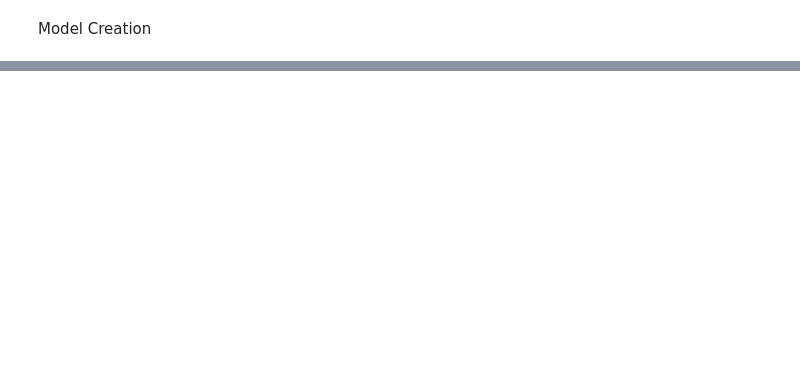
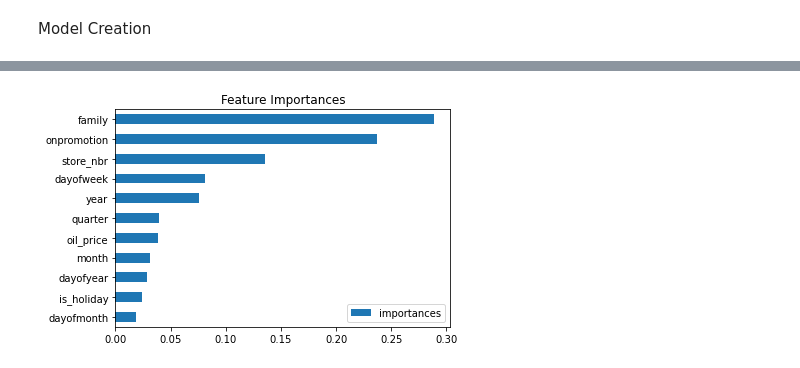
Before and after one commit to SamArnts/store_sales_timeseries, a Jupyter notebook: prediction.ipynb, the cells around one changed output, grey strips where cells are left out. Saved outputs shown, nothing was run; the diff lists cells and outputs as text; code cells hidden in the pictures; blank space fills up the shorter version.

Commit message:
finished graphics

```diff
--- a/prediction.ipynb
+++ b/prediction.ipynb
@@ -238,7 +239,7 @@ Model Creation
 # now we can create our models
 
 # first we create a train and a test set to test our models. Because this is time series we don't shuffle the data
-FEATURES = ['store_nbr', 'family', 'onpromotion', 'is_holiday', 'dayofweek', 'quarter', 'month', 'year', 'dayofyear', 'oil_price']
+FEATURES = ['store_nbr', 'family', 'onpromotion', 'is_holiday', 'dayofmonth', 'dayofweek', 'quarter', 'month', 'year', 'dayofyear', 'oil_price']
 TARGET = ['sales']
 
 X = train[FEATURES]
@@ -353,7 +354,7 @@ Fitting 2 folds for each of 9 candidates, totalling 18 fits
 # %%
 #xgboost
 
-xgb_model = xgb.XGBRegressor(learning_rate = 0.15, max_depth = 7, n_estimators = 500)
+xgb_model = xgb.XGBRegressor(learning_rate = 0.1, max_depth = 7, n_estimators = 500)
 
 xgb_model.fit(X_train, y_train)
 
@@ -382,0 +387,11 @@ mean_squared_error(y_test.values.ravel(), rf_model.predict(X_test))
+# %%
+# I'm curious to see which features have the most importance in our xgBoost model
+
+feat_importance = pd.DataFrame(data=xgb_model.feature_importances_,
+            index = xgb_model.feature_names_in_,
+            columns=['importances'])
+
+feat_importance.sort_values('importances').plot(kind="barh", title="Feature Importances")
+plt.show()
+# %% [output]
+[figure, added]
```
Also changed, not shown: parts of 15 cells of this notebook.
